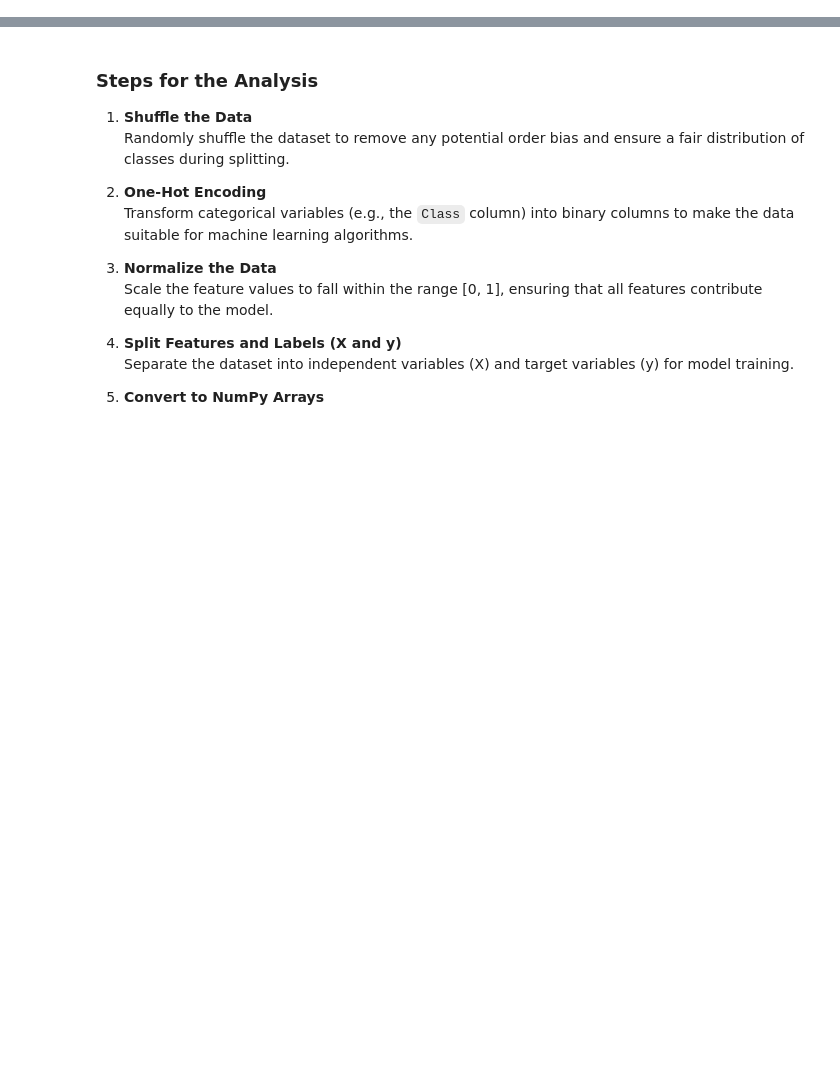
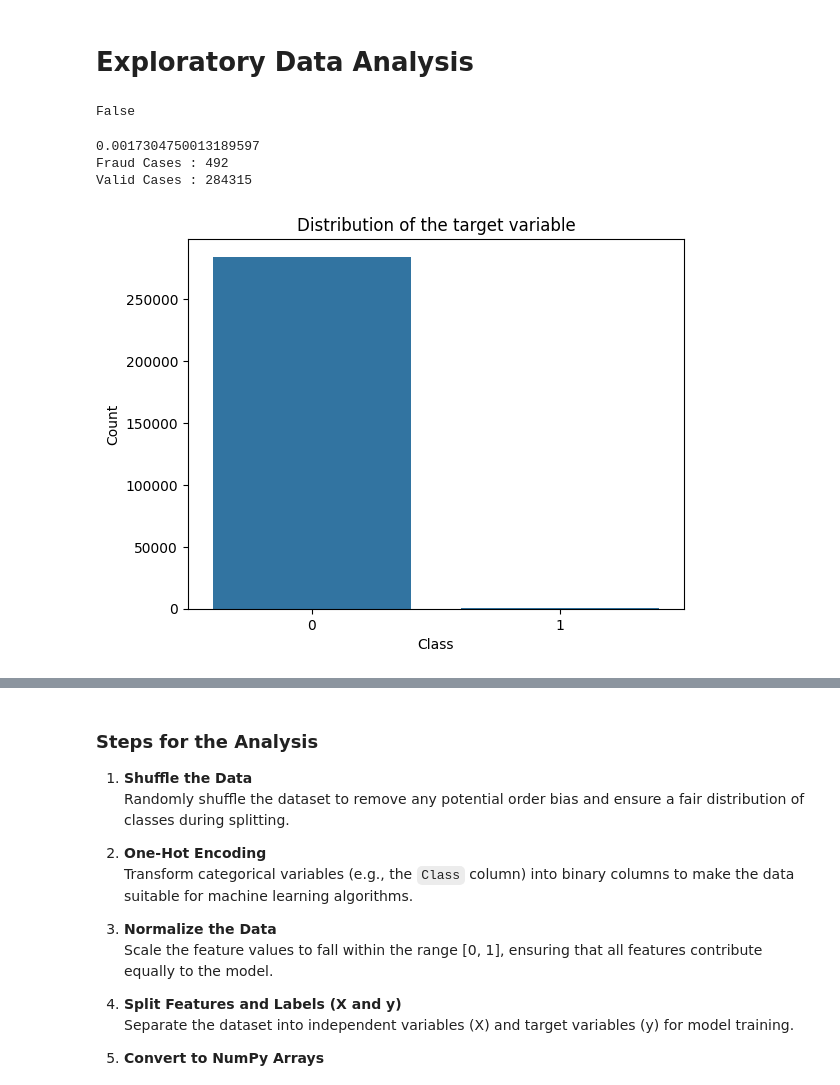
Before and after one commit to RicmwasData/Fraud-Detection-Project, a Jupyter notebook: credit_card.ipynb, the cells around one changed output, grey strips where cells are left out. Cells and saved outputs as stored; diff of their text form; code cells hidden in the pictures; blank space fills up the shorter version.

```diff
--- a/credit_card.ipynb
+++ b/credit_card.ipynb
@@ -11,0 +50,33 @@ ModuleNotFoundError: No module named 'pandas'
+# %% [markdown]
+# Exploratory Data Analysis
+# %%
+
+credit_card_data.isnull().values.any()
+# %% [output]
+False
+# %%
+#Determine the number of fraud and valid transactions in the dataset
+
+Fraud = credit_card_data[credit_card_data['Class']==1]
+Valid = credit_card_data[credit_card_data['Class']==0]
+outlier_fraction = len(Fraud)/float(len(Valid))
+print(outlier_fraction)
+print("Fraud Cases : {}".format(len(Fraud)))
+print("Valid Cases : {}".format(len(Valid)))
+# %% [output]
+0.0017304750013189597
+Fraud Cases : 492
+Valid Cases : 284315
+# %%
+#Plotting the count of each class in the target variable
+sns.countplot(x='Class', data=credit_card_data)
+
+#Adding the title, x-axis label and y-axis label to the plot
+plt.title("Distribution of the target variable")
+plt.xlabel("Class")
+plt.ylabel("Count")
+
+#Displaying the plot
+plt.show()
+# %% [output]
+[figure, added]
```
Also changed, not shown: parts of 24 cells of this notebook.
